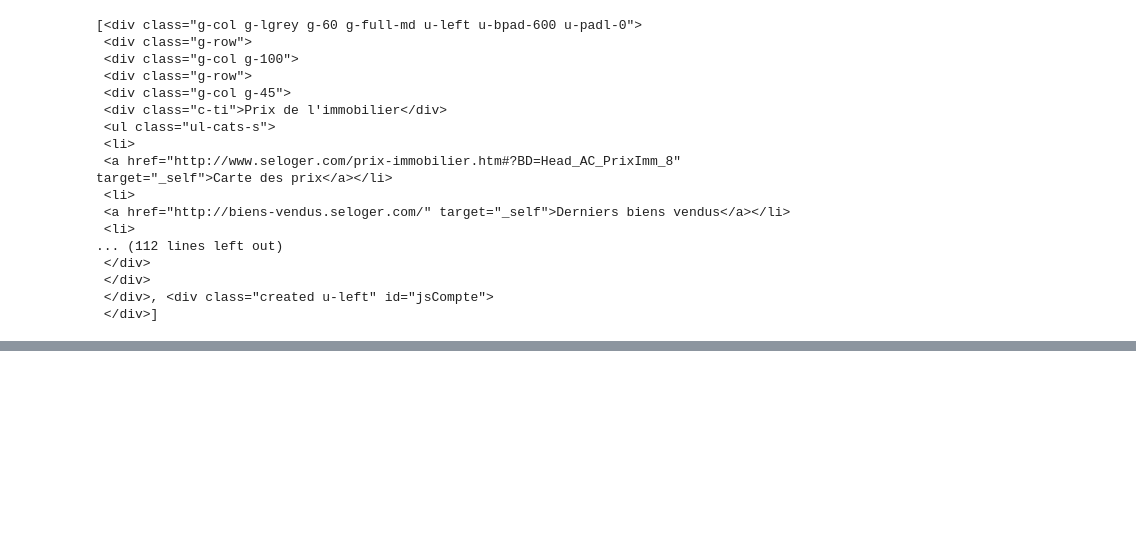
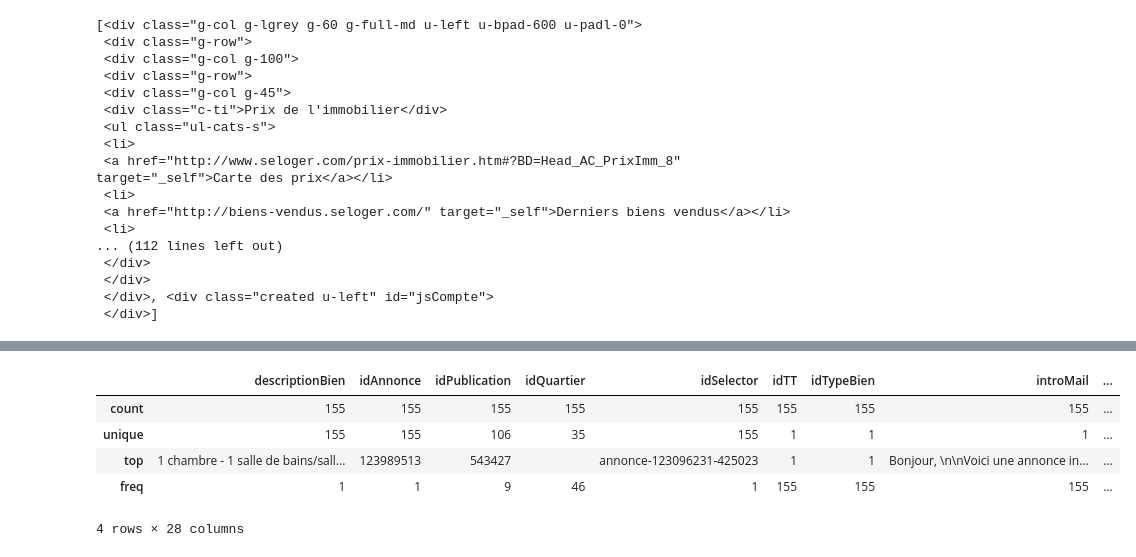
Before and after one commit to flothesof/appartment_search, a Jupyter notebook: 20170915_seloger.ipynb, the cells around one changed output, grey strips where cells are left out. Saved outputs shown, nothing was run; the diff lists cells and outputs as text; code cells hidden in the pictures; blank space fills up the shorter version.

```diff
--- a/20170915_seloger.ipynb
+++ b/20170915_seloger.ipynb
@@ -327,0 +596,9 @@ soup.find_all('div', class_='u-left')
+# %%
+detailed.describe()
+# %% [output]
+|  | descriptionBien | idAnnonce | idPublication | idQuartier | idSelector | idTT | idTypeBien | introMail | ... |
+| count | 155 | 155 | 155 | 155 | 155 | 155 | 155 | 155 | ... |
+| unique | 155 | 155 | 106 | 35 | 155 | 1 | 1 | 1 | ... |
+| top | 1 chambre - 1 salle de bains/sall... | 123989513 | 543427 |  | annonce-123096231-425023 | 1 | 1 | Bonjour, \n\nVoici une annonce in... | ... |
+| freq | 1 | 1 | 9 | 46 | 1 | 155 | 155 | 155 | ... |
+4 rows × 28 columns
```
Also changed, not shown: parts of 69 cells of this notebook.
